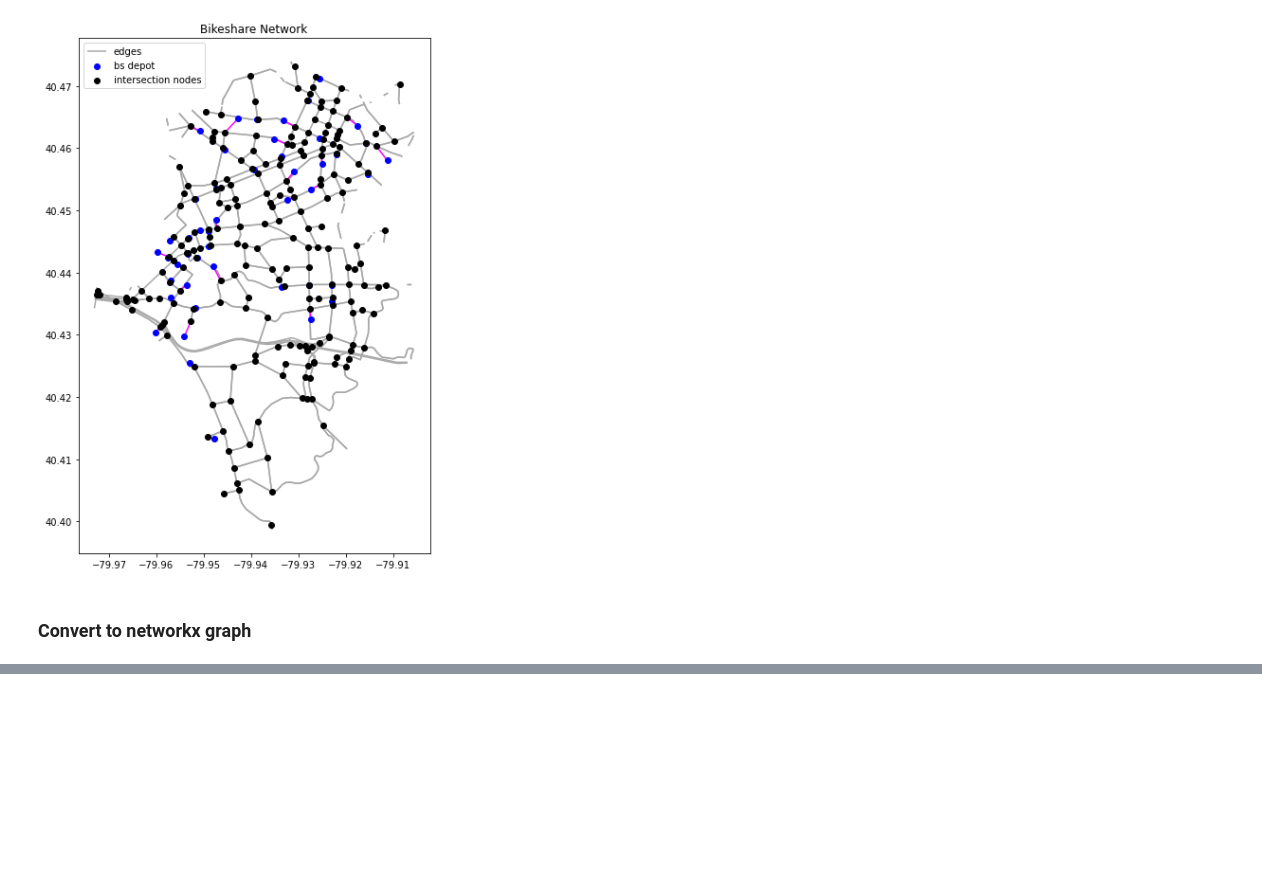
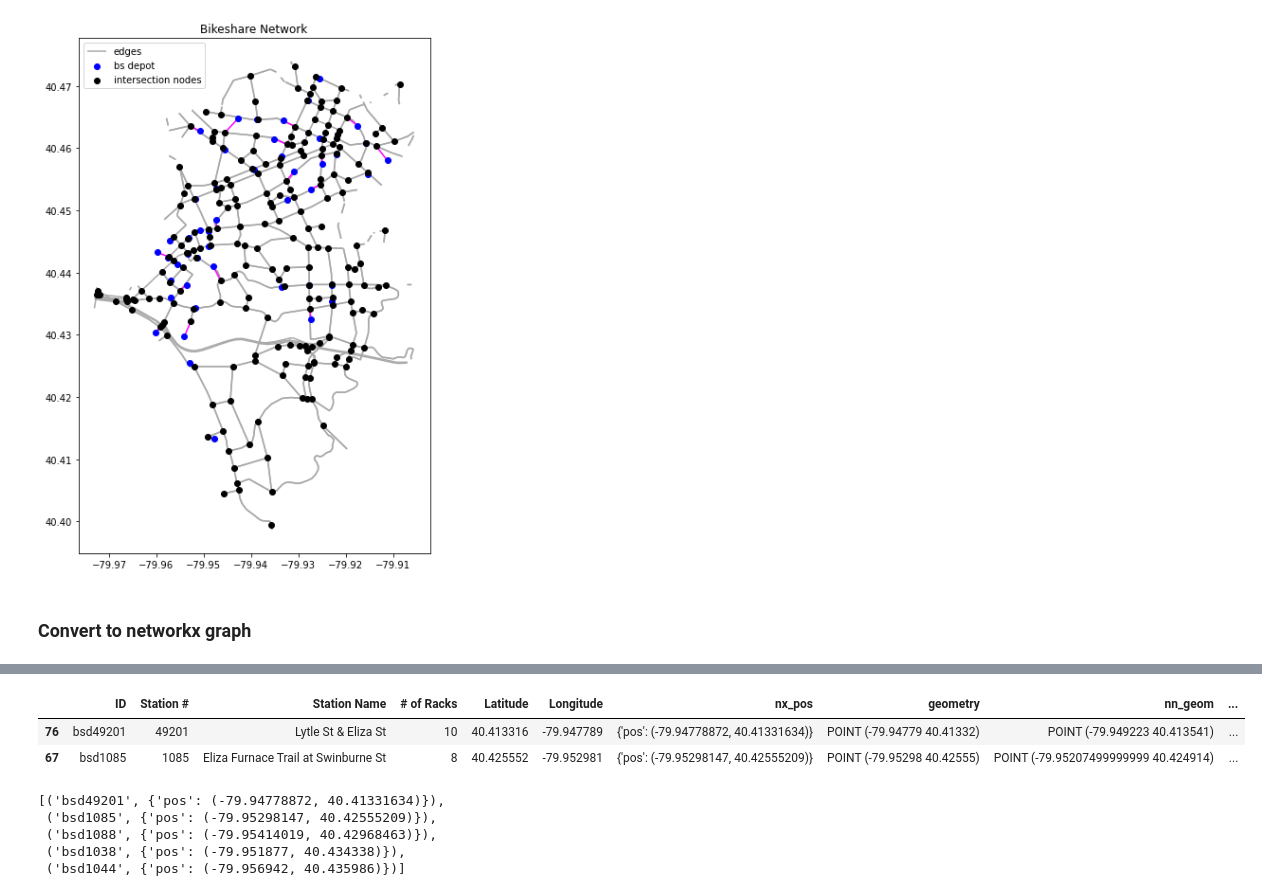
Before and after one commit to lgraff/Multimodal-Accessibility_notebooks, a Jupyter notebook: PGH_network.ipynb, the cells around one changed output, grey strips where cells are left out. Saved outputs shown, nothing was run; the diff lists cells and outputs as text; code cells hidden in the pictures; blank space fills up the shorter version.

```diff
--- a/PGH_network.ipynb
+++ b/PGH_network.ipynb
@@ -647,0 +630,13 @@ See the caveats in the documentation: https://pandas.pydata.org/pandas-docs/stab
+# %%
+bs_depots_clip.head(2)
+depot_list = list(zip(bs_depots_clip.ID, bs_depots_clip.nx_pos))
+depot_list[:5]
+# %% [output]
+|  | ID | Station # | Station Name | # of Racks | Latitude | Longitude | nx_pos | geometry | nn_geom | ... |
+| 76 | bsd49201 | 49201 | Lytle St & Eliza St | 10 | 40.413316 | -79.947789 | {'pos': (-79.94778872, 40.41331634)} | POINT (-79.94779 40.41332) | POINT (-79.949223 40.413541) | ... |
+| 67 | bsd1085 | 1085 | Eliza Furnace Trail at Swinburne St | 8 | 40.425552 | -79.952981 | {'pos': (-79.95298147, 40.42555209)} | POINT (-79.95298 40.42555) | POINT (-79.95207499999999 40.424914) | ... |
+[('bsd49201', {'pos': (-79.94778872, 40.41331634)}),
+ ('bsd1085', {'pos': (-79.95298147, 40.42555209)}),
+ ('bsd1088', {'pos': (-79.95414019, 40.42968463)}),
+ ('bsd1038', {'pos': (-79.951877, 40.434338)}),
+ ('bsd1044', {'pos': (-79.956942, 40.435986)})]
```
Also changed, not shown: parts of 14 cells of this notebook.
